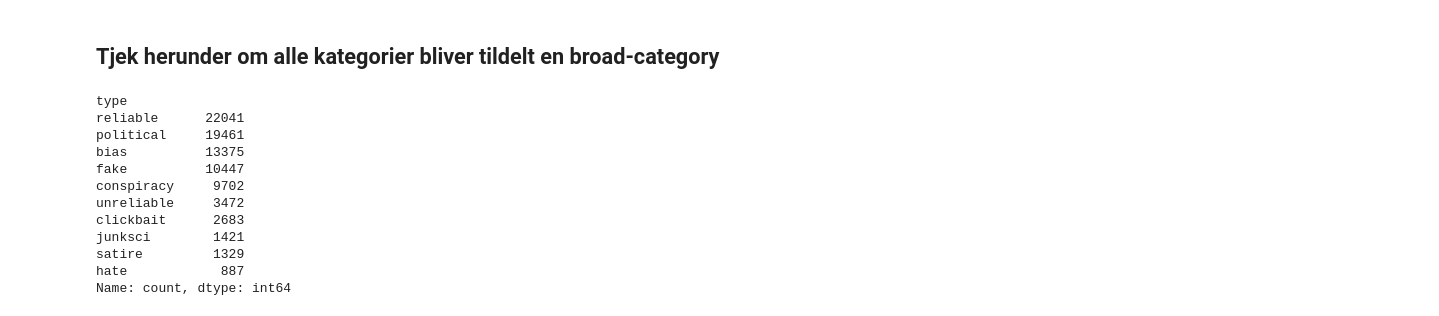
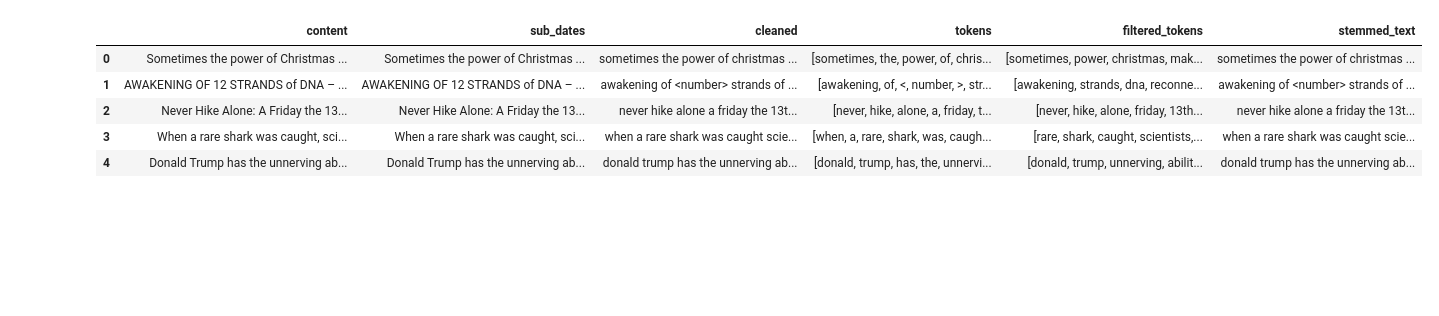
Before and after one commit to NikolajBruun/Fake-News, a Jupyter notebook: jupyter_cleaning.ipynb, the cells around one changed output. Cells and saved outputs as stored; diff of their text form; code cells hidden in the pictures; blank space fills up the shorter version.

```diff
--- a/jupyter_cleaning.ipynb
+++ b/jupyter_cleaning.ipynb
@@ -21,5 +14,6 @@ import pandas as pd
 # %%
 #Læser data-filen
-df = pd.DataFrame(pd.read_csv("val_set.csv")) #INDLÆS FIL HER
+df = pd.DataFrame(pd.read_csv("C:/Users/Danie/GDS/Fake-News/full_train_set.csv"))
 
-temp_df = df[["content","id"]].copy()
+#Vi bruger 'content' kolonnen.
+my_cleaning_df = df[["content"]].copy()
@@ -27,0 +22,23 @@ temp_df = df[["content","id"]].copy()
+# %%
+#Funktion der gør tekst til lower-case
+def all_lower(x):
+    x= x.lower()
+    return x
+
+#Funktion der fjerner tegn
+def remove_special_chars(x):
+    import re
+    return re.sub(r"[^a-zA-Z0-9<>]", " ", x)
+
+#Skal vi gøre det her???
+auto_cleaning_df = df[["content"]].copy() #Memory???
+
+#Funktion der erstatter datoer med <DATE>
+def sub_dates(x):
+    import re
+    sub_dates = re.sub(r'\d{4}[-/]\d{2}[-/]\d{2}|\d{2}[-/]\d{2}[-/]\d{4}', ' <DATE> ', x)
+    sub_dates = re.sub(r'\b[a-z]+\s\d{1,2},\s\d{4}\b', '<DATE>', sub_dates)
+    sub_dates = re.sub(r'\b\d{1,2}[,]?\s[a-zA-Z]+\s\d{4}\b', '<DATE>', sub_dates)
+    return sub_dates
+
+#Definerer variablen 'stopwords' som er et set af alle stopwords importeret fra modulet nltk
@@ -199,17 +127,0 @@ df = df.dropna(subset=['broad_category'])
-# %% [markdown]
-## Tjek herunder om alle kategorier bliver tildelt en broad-category
-# %%
-df['type'].value_counts()
-# %% [output]
-type
-reliable      22041
-political     19461
-bias          13375
-fake          10447
-conspiracy     9702
-unreliable     3472
-clickbait      2683
-junksci        1421
-satire         1329
-hate            887
-Name: count, dtype: int64
@@ -217,0 +128,9 @@ df.to_csv('cleanedStemmedCATbbc.csv')
+# %%
+auto_cleaning_df.head(5)
+# %% [output]
+|  | content | sub_dates | cleaned | tokens | filtered_tokens | stemmed_text |
+| 0 | Sometimes the power of Christmas ... | Sometimes the power of Christmas ... | sometimes the power of christmas ... | [sometimes, the, power, of, chris... | [sometimes, power, christmas, mak... | sometimes the power of christmas ... |
+| 1 | AWAKENING OF 12 STRANDS of DNA – ... | AWAKENING OF 12 STRANDS of DNA – ... | awakening of <number> strands of ... | [awakening, of, <, number, >, str... | [awakening, strands, dna, reconne... | awakening of <number> strands of ... |
+| 2 | Never Hike Alone: A Friday the 13... | Never Hike Alone: A Friday the 13... | never hike alone a friday the 13t... | [never, hike, alone, a, friday, t... | [never, hike, alone, friday, 13th... | never hike alone a friday the 13t... |
+| 3 | When a rare shark was caught, sci... | When a rare shark was caught, sci... | when a rare shark was caught scie... | [when, a, rare, shark, was, caugh... | [rare, shark, caught, scientists,... | when a rare shark was caught scie... |
+| 4 | Donald Trump has the unnerving ab... | Donald Trump has the unnerving ab... | donald trump has the unnerving ab... | [donald, trump, has, the, unnervi... | [donald, trump, unnerving, abilit... | donald trump has the unnerving ab... |
```
Also changed, not shown: parts of 25 cells of this notebook, 2 other files.
